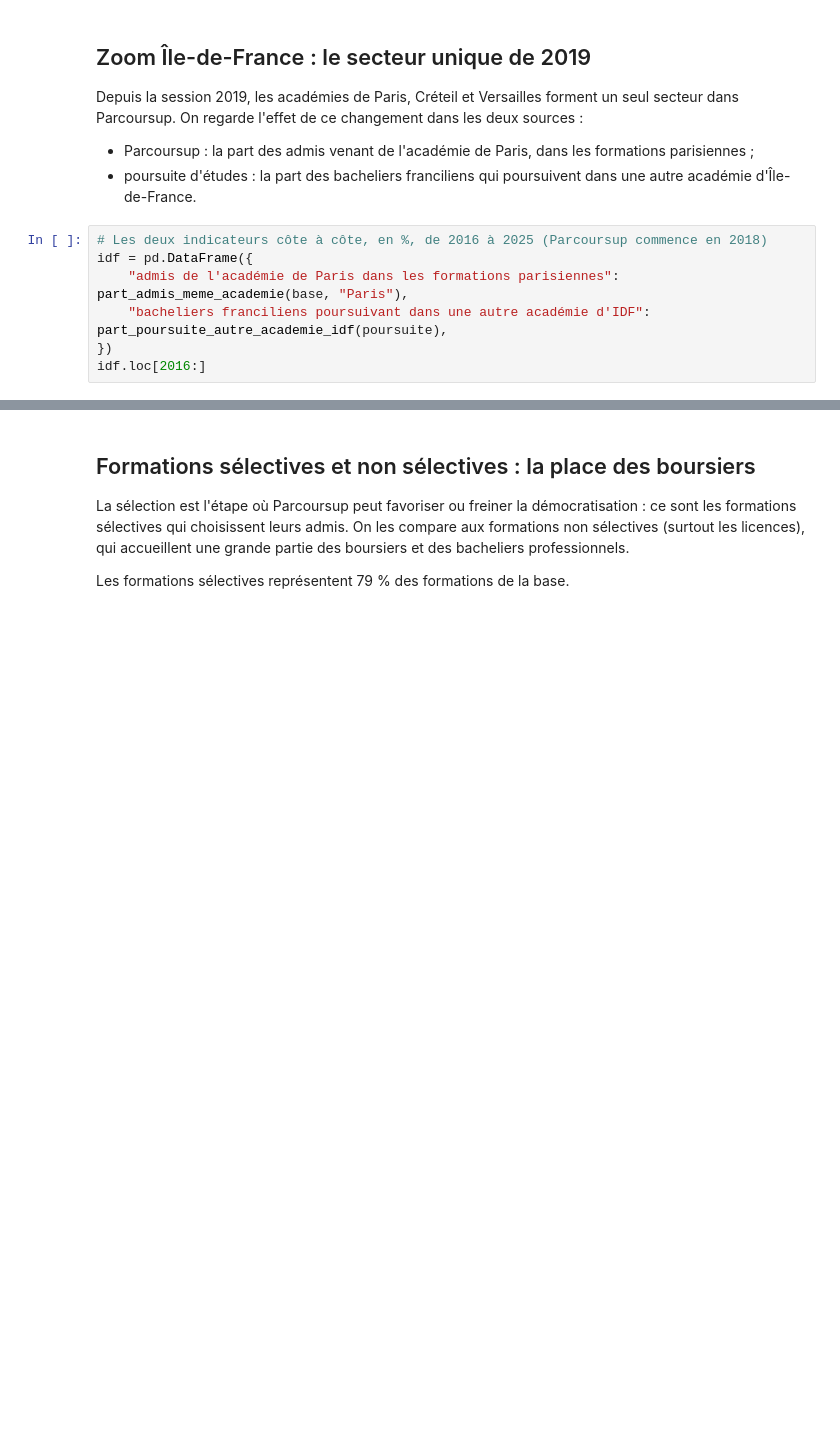
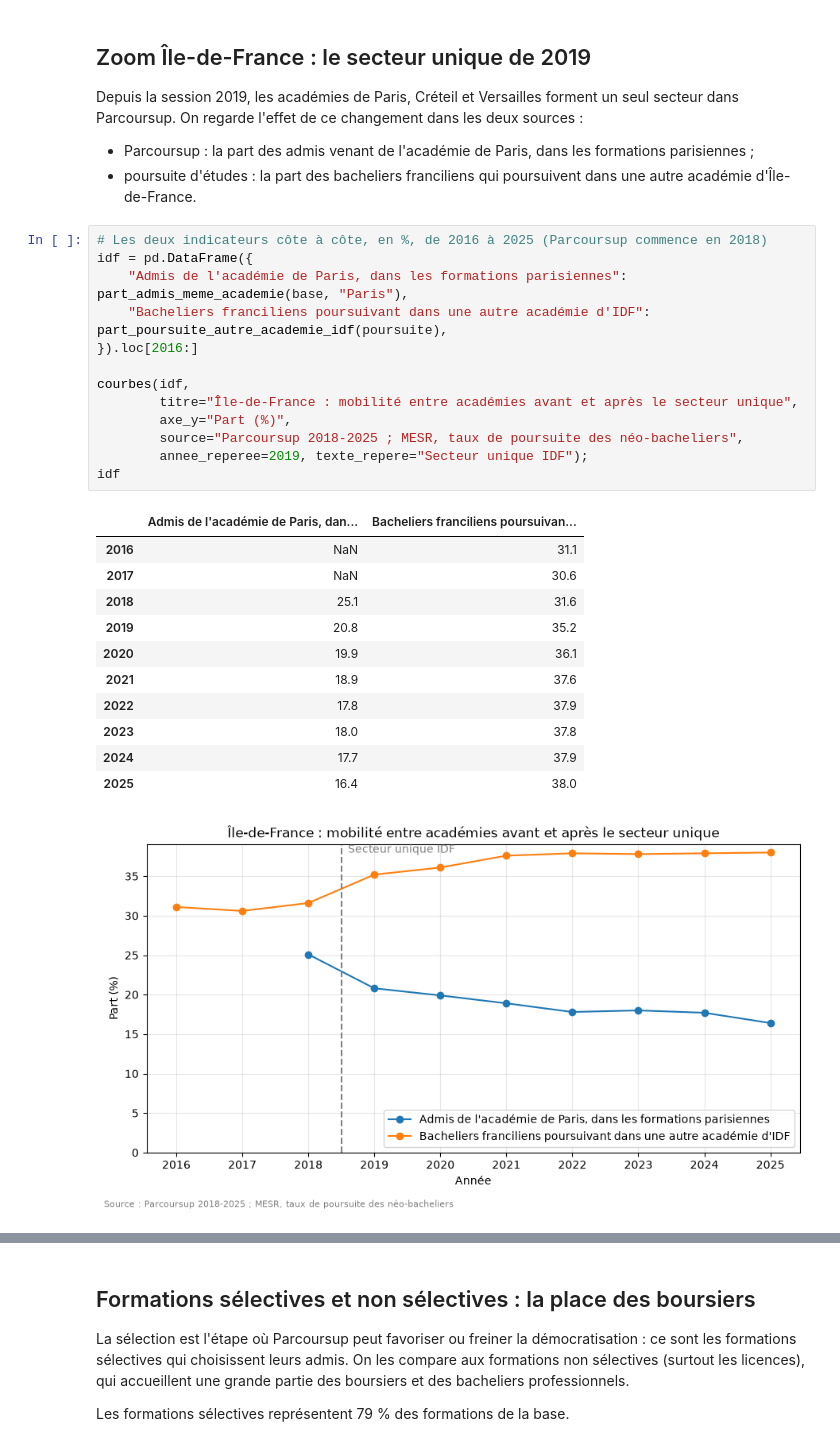
Before and after one commit to Light-star01/python_datascience, a Jupyter notebook: notebooks/rapport.ipynb, the cells around one changed output, grey strips where cells are left out. Drawn from its saved outputs; the diff is of its cells as text; blank space fills up the shorter version.

```diff
--- a/notebooks/rapport.ipynb
+++ b/notebooks/rapport.ipynb
@@ -113,7 +135,26 @@ Depuis la session 2019, les académies de Paris, Créteil et Versailles forment
 # %%
 # Les deux indicateurs côte à côte, en %, de 2016 à 2025 (Parcoursup commence en 2018)
 idf = pd.DataFrame({
-    "admis de l'académie de Paris dans les formations parisiennes": part_admis_meme_academie(base, "Paris"),
-    "bacheliers franciliens poursuivant dans une autre académie d'IDF": part_poursuite_autre_academie_idf(poursuite),
-})
-idf.loc[2016:]
+    "Admis de l'académie de Paris, dans les formations parisiennes": part_admis_meme_academie(base, "Paris"),
+    "Bacheliers franciliens poursuivant dans une autre académie d'IDF": part_poursuite_autre_academie_idf(poursuite),
+}).loc[2016:]
+
+courbes(idf,
+        titre="Île-de-France : mobilité entre académies avant et après le secteur unique",
+        axe_y="Part (%)",
+        source="Parcoursup 2018-2025 ; MESR, taux de poursuite des néo-bacheliers",
+        annee_reperee=2019, texte_repere="Secteur unique IDF");
+idf
+# %% [output]
+|  | Admis de l'académie de Paris, dan... | Bacheliers franciliens poursuivan... |
+| 2016 | NaN | 31.1 |
+| 2017 | NaN | 30.6 |
+| 2018 | 25.1 | 31.6 |
+| 2019 | 20.8 | 35.2 |
+| 2020 | 19.9 | 36.1 |
+| 2021 | 18.9 | 37.6 |
+| 2022 | 17.8 | 37.9 |
+| 2023 | 18.0 | 37.8 |
+| 2024 | 17.7 | 37.9 |
+| 2025 | 16.4 | 38.0 |
+[figure, added]
```
Also changed, not shown: parts of 12 cells of this notebook, 4 other files.
